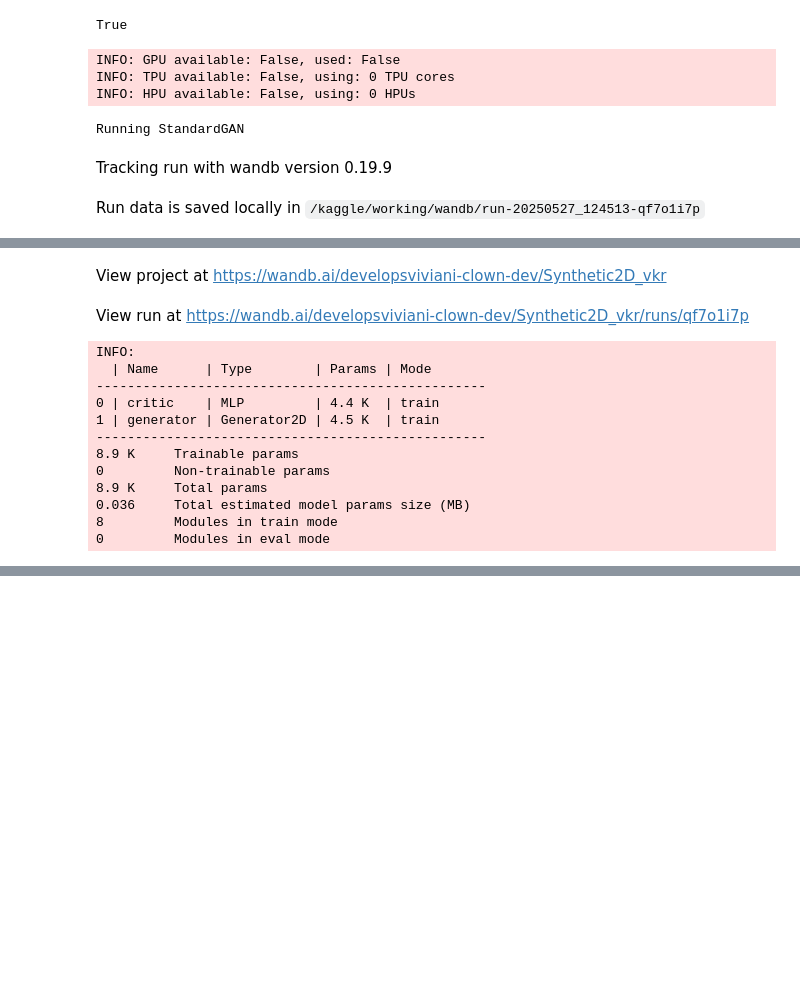
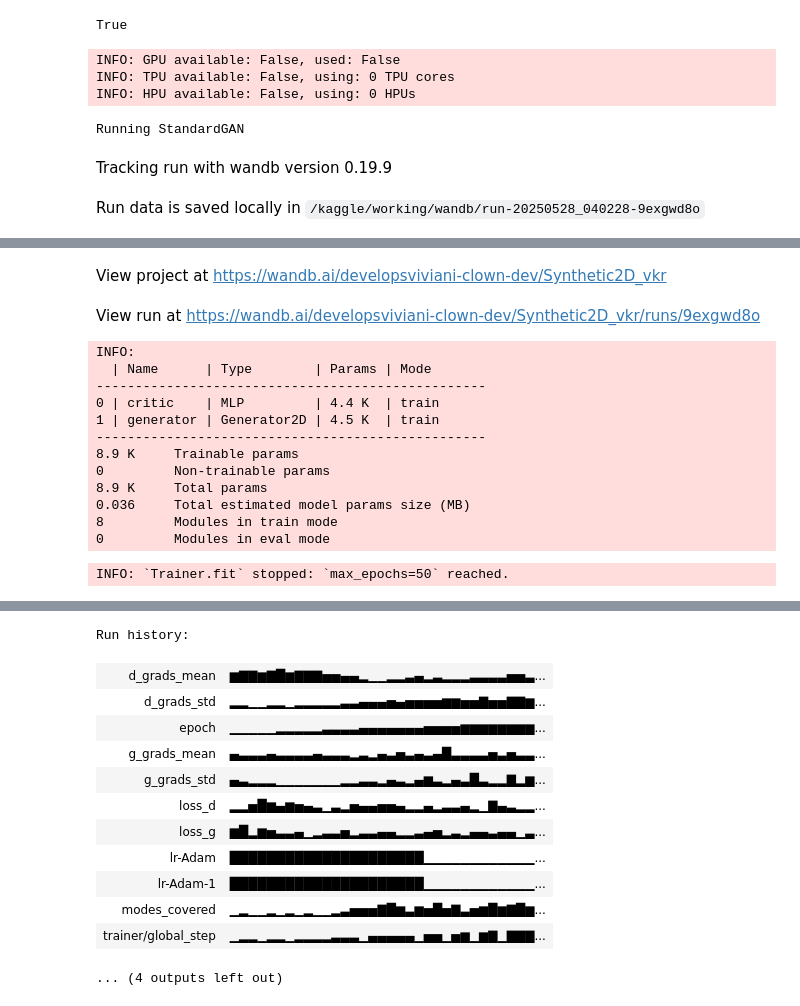
Before and after one commit to ThViviani/reduce-mode-collapse-in-gan, a Jupyter notebook: notebooks/2d-synthetic-experiments.ipynb, the cells around one changed output, grey strips where cells are left out. Cells and saved outputs as stored; diff of their text form; code cells hidden in the pictures; blank space fills up the shorter version.

Commit message:
add method for computing modes covered to the synthetic trainer class

```diff
--- a/notebooks/2d-synthetic-experiments.ipynb
+++ b/notebooks/2d-synthetic-experiments.ipynb
@@ -65,9 +66,9 @@ from datetime import datetime
 # %%
 VAR = 0.1
 BATCH_SIZE = 128
-MAX_EPOCHS = 500
+MAX_EPOCHS = 50
 SEED = 42
-WANDB_TOKEN = 'e1a0f62cb442458554cf421833b0d76e3c01560c'
+WANDB_TOKEN = '' # input your token
 
 seed_everything(SEED)
 # %% [output]
@@ -307,10 +372,11 @@ for name, model_fn in EXPERIMENTS.items():
         name=name + "_" + str(datetime.now())
     )
 
-    trainer = L.Trainer(
+    trainer = Trainer(
         max_epochs=MAX_EPOCHS,
         logger=wandb_logger,
-        deterministic=True
+        deterministic=True,
+        callbacks=[LearningRateMonitor(logging_interval='epoch')]
     )
 
     model = model_fn()
@@ -324,4 +390,4 @@ INFO: TPU available: False, using: 0 TPU cores
 INFO: HPU available: False, using: 0 HPUs
 Running StandardGAN
 Tracking run with wandb version 0.19.9
-Run data is saved locally in /kaggle/working/wandb/run-20250527_124513-qf7o1i7p
+Run data is saved locally in /kaggle/working/wandb/run-20250528_040228-9exgwd8o
@@ -329,5 +395,5 @@ Syncing run StandardGAN_2025-05-27 12:45:13.176139 to Weights & Biases (docs)
 View project at https://wandb.ai/developsviviani-clown-dev/Synthetic2D_vkr
-View run at https://wandb.ai/developsviviani-clown-dev/Synthetic2D_vkr/runs/qf7o1i7p
+View run at https://wandb.ai/developsviviani-clown-dev/Synthetic2D_vkr/runs/9exgwd8o
 INFO:
   | Name      | Type        | Params | Mode
 --------------------------------------------------
@@ -340,3 +406,4 @@ INFO:
 0.036     Total estimated model params size (MB)
 8         Modules in train mode
 0         Modules in eval mode
+INFO: `Trainer.fit` stopped: `max_epochs=50` reached.
@@ -342,0 +411,13 @@ INFO:
+Run history:
+| d_grads_mean | ▆▇▇▆▇█▆▇▇▇▅▅▄▄▂▁▁▂▂▃▄▂▃▂▂▂▃▃▃▃▅▅▃... |
+| d_grads_std | ▂▂▁▁▂▂▁▂▂▂▂▂▃▃▄▄▄▅▄▅▅▅▅▆▆▅▅▇▅▅▇▇▆... |
+| epoch | ▁▁▁▁▁▂▂▂▂▂▃▃▃▃▄▄▄▄▄▄▄▅▅▅▅▆▆▆▆▆▆▆▆... |
+| g_grads_mean | ▄▃▃▃▄▃▃▃▃▄▃▃▃▂▃▂▄▃▅▃▄▃▄█▃▃▃▃▅▃▅▃▃... |
+| g_grads_std | ▄▃▂▂▂▁▁▁▁▁▁▁▂▂▃▃▂▄▃▂▄▆▃▂▄▃█▃▂▂▇▂▆... |
+| loss_d | ▂▂▅█▆▄▆▅▄▃▁▃▂▅▄▄▅▅▄▂▂▄▂▃▃▄▂▁▇▄▃▂▂... |
+| loss_g | ▆█▂▆▅▃▃▄▁▂▃▃▅▂▃▃▄▄▂▂▃▄▅▂▃▂▄▄▃▄▄▁▃... |
+| lr-Adam | █████████████████████▁▁▁▁▁▁▁▁▁▁▁▁... |
+| lr-Adam-1 | █████████████████████▁▁▁▁▁▁▁▁▁▁▁▁... |
+| modes_covered | ▁▂▁▁▂▁▂▁▂▁▁▂▃▅▅▅▇█▆▃▆▅█▅▇▃▅▆█▆▇█▆... |
+| trainer/global_step | ▁▂▂▁▂▂▁▂▂▂▂▃▃▃▁▄▄▄▄▄▁▅▅▁▅▆▁▆▇▁▇▇▇... |
+... (4 outputs left out)
```
Also changed, not shown: parts of 8 cells of this notebook.
